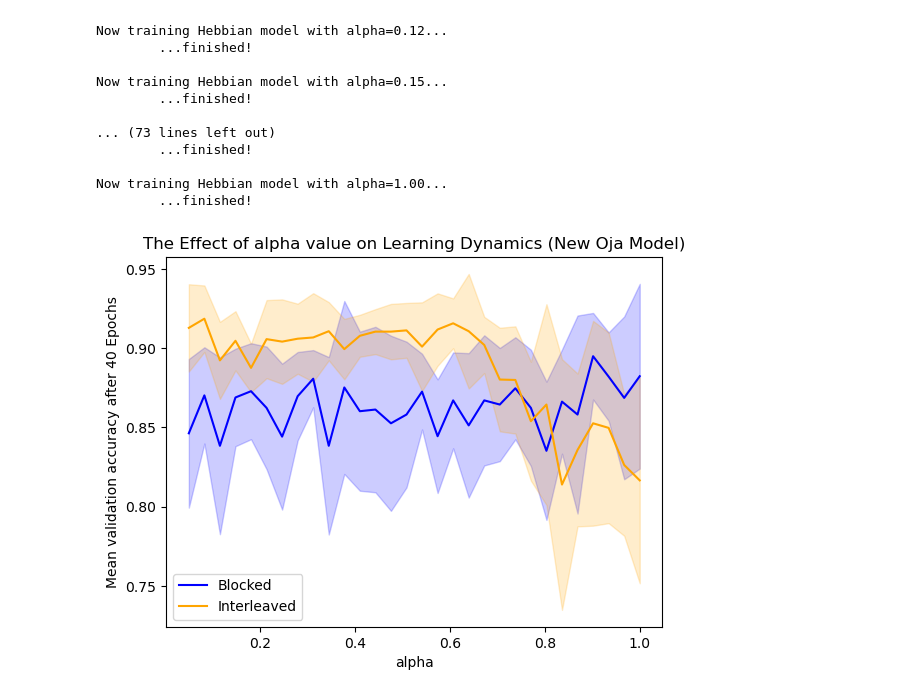
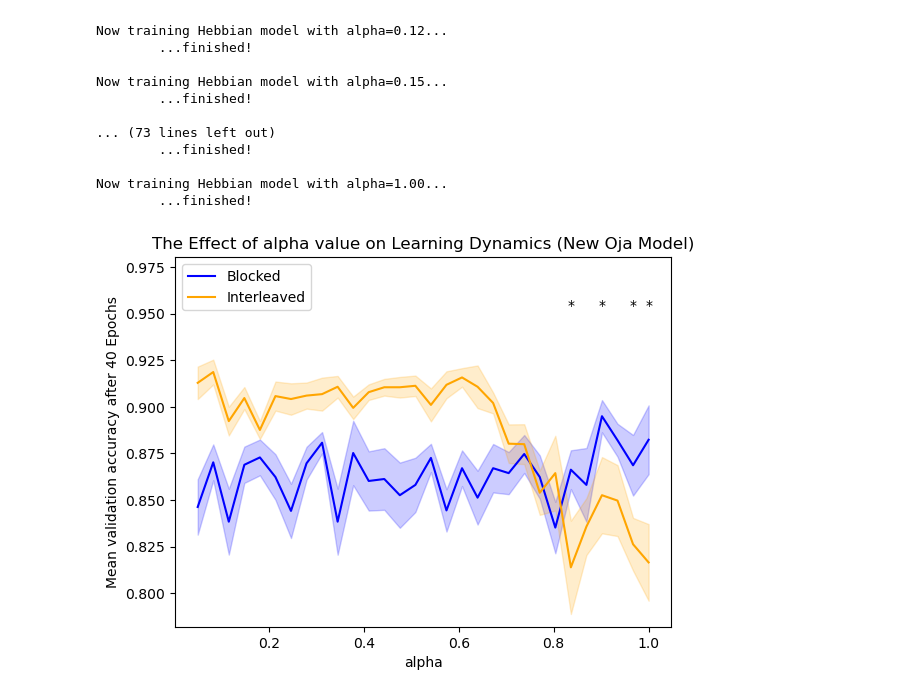
Before and after one commit to CalculatorAddict/ISC-ablations, a Jupyter notebook: hebbian_learning.ipynb, the cells around one changed output. Drawn from its saved outputs; the diff is of its cells as text; code cells hidden in the pictures.

Commit message:
redo figures on grid search, ablation learning curves

```diff
--- a/hebbian_learning.ipynb
+++ b/hebbian_learning.ipynb
@@ -328,38 +320,75 @@ errs_alpha_interleaved = errs_alpha_interleaved['acc'].mean()
 # %%
 import matplotlib.pyplot as plt
 
-alphas = np.linspace(0.05, 1, 30)
-mean_accs_blocked, std_accs_blocked = [], []
-mean_accs_interleaved, std_accs_interleaved = [], []
 
-for alpha in alphas:
-    for condition, mean_list, std_list in [
-        ('blocked', mean_accs_blocked, std_accs_blocked),
-        ('interleaved', mean_accs_interleaved, std_accs_interleaved),
-    ]:
-        subset = error_data[(error_data['alpha'] == alpha) & (error_data['condition'] == condition)]
-        per_model = subset.groupby('model')['acc'].mean()
-        mean_list.append(per_model.mean())
-        std_list.append(per_model.std())
+def p_to_stars(p_value):
+    if p_value < 0.001:
+        return '***'
+    if p_value < 0.01:
+        return '**'
+    if p_value < 0.05:
+        return '*'
+    return 'ns'
 
-mean_accs_blocked = np.array(mean_accs_blocked)
-std_accs_blocked = np.array(std_accs_blocked)
-mean_accs_interleaved = np.array(mean_accs_interleaved)
-std_accs_interleaved = np.array(std_accs_interleaved)
 
-plt.plot(alphas, mean_accs_blocked, color='blue', label='Blocked')
-plt.fill_between(alphas, mean_accs_blocked - std_accs_blocked, mean_accs_blocked + std_accs_blocked,
-                 alpha=0.2, color='blue')
+alpha_plot_data = pd.read_csv('data/hebbian_alpha_new_setup.csv')
+try:
+    alpha_val_acc_tests
+except NameError:
+    alpha_val_acc_tests = pd.read_csv('data/hebbian_alpha_new_setup_val_acc_tests.csv')
 
-plt.plot(alphas, mean_accs_interleaved, color='orange', label='Interleaved')
-plt.fill_between(alphas, mean_accs_interleaved - std_accs_interleaved, mean_accs_interleaved + std_accs_interleaved,
-                 alpha=0.2, color='orange')
+per_model_acc = (
+    alpha_plot_data.groupby(['alpha', 'condition', 'model'], as_index=False)['acc']
+    .mean()
+)
+summary = (
+    per_model_acc.groupby(['alpha', 'condition'])['acc']
+    .agg(['mean', 'sem'])
+    .reset_index()
+)
 
-plt.title('The Effect of alpha value on Learning Dynamics (New Oja Model)')
-plt.legend()
-plt.xlabel('alpha')
-plt.ylabel(f'Mean validation accuracy after {num_epochs} Epochs')
+blocked_summary = summary[summary['condition'] == 'blocked'].sort_values('alpha')
+interleaved_summary = summary[summary['condition'] == 'interleaved'].sort_values('alpha')
+
+alphas = blocked_summary['alpha'].to_numpy()
+mean_accs_blocked = blocked_summary['mean'].to_numpy()
+std_accs_blocked = blocked_summary['sem'].fillna(0).to_numpy()
+mean_accs_interleaved = interleaved_summary['mean'].to_numpy()
+std_accs_interleaved = interleaved_summary['sem'].fillna(0).to_numpy()
+
+fig, ax = plt.subplots()
+ax.plot(alphas, mean_accs_blocked, color='blue', label='Blocked')
+ax.fill_between(alphas, mean_accs_blocked - std_accs_blocked, mean_accs_blocked + std_accs_blocked,
+                alpha=0.2, color='blue')
+
+ax.plot(alphas, mean_accs_interleaved, color='orange', label='Interleaved')
+ax.fill_between(alphas, mean_accs_interleaved - std_accs_interleaved, mean_accs_interleaved + std_accs_interleaved,
+                alpha=0.2, color='orange')
+
+star_y_values = []
+y_offset = 0.012
+# replace the star placement loop with this
+sig_rows = alpha_val_acc_tests[alpha_val_acc_tests['p_value'] < 0.05]
+if not sig_rows.empty:
+    star_y = max(
+        (mean_accs_blocked + std_accs_blocked).max(),
+        (mean_accs_interleaved + std_accs_interleaved).max()
+    ) + 0.025  # fixed height above all CI bands
+
+    for _, row in sig_rows.iterrows():
+        ax.text(row['alpha'], star_y, p_to_stars(row['p_value']),
+                ha='center', va='bottom', fontsize=10, color='black')
+
+    ax.set_ylim(bottom=ax.get_ylim()[0], top=star_y + 0.03)
+
+ax.set_title('The Effect of alpha value on Learning Dynamics (New Oja Model)')
+ax.legend()
+ax.set_xlabel('alpha')
+ax.set_ylabel(f'Mean validation accuracy after {num_epochs} Epochs')
+if star_y_values:
+    current_bottom, current_top = ax.get_ylim()
+    ax.set_ylim(current_bottom, max(current_top, max(star_y_values) + 0.02))
 plt.savefig('images/ema/alpha_grid_search')
 plt.show()
 # %% [output]
-[figure, old version]
+[figure, new version]
```
Also changed, not shown: parts of 5 cells of this notebook, 14 other files.
